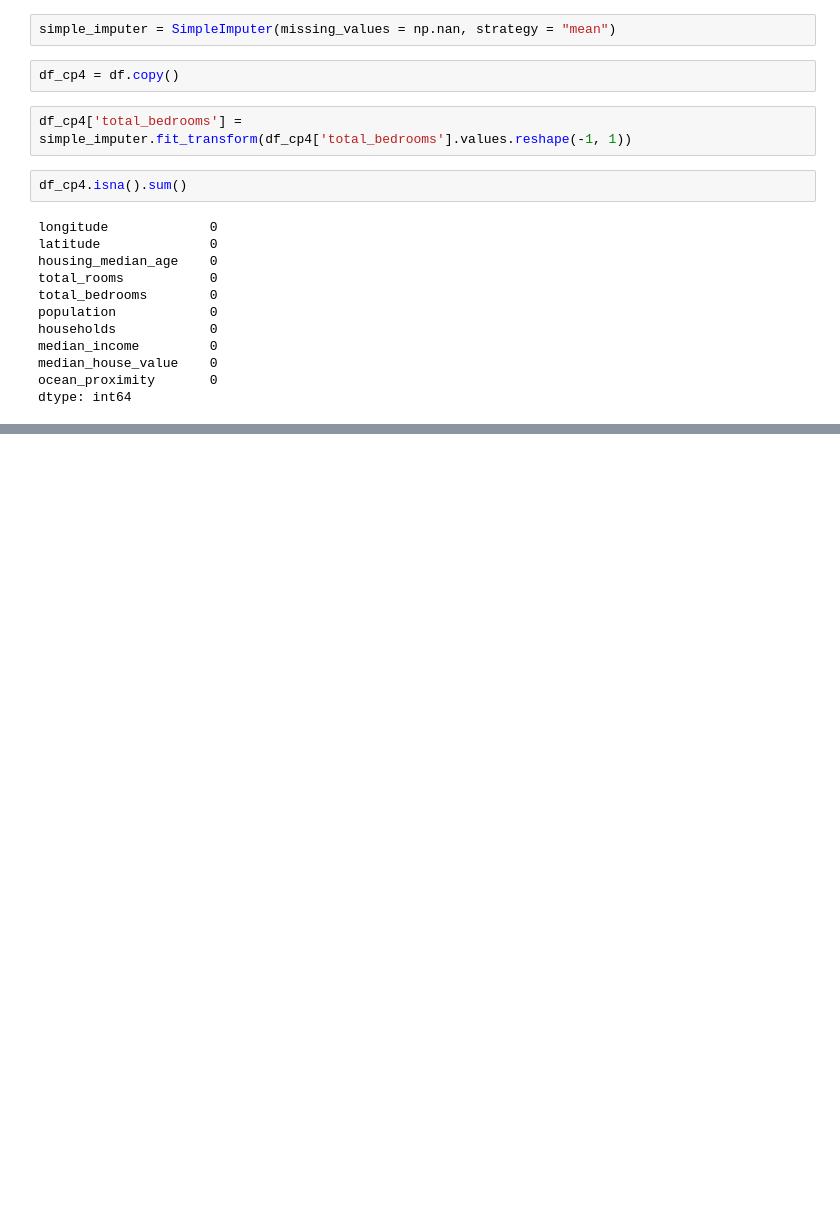
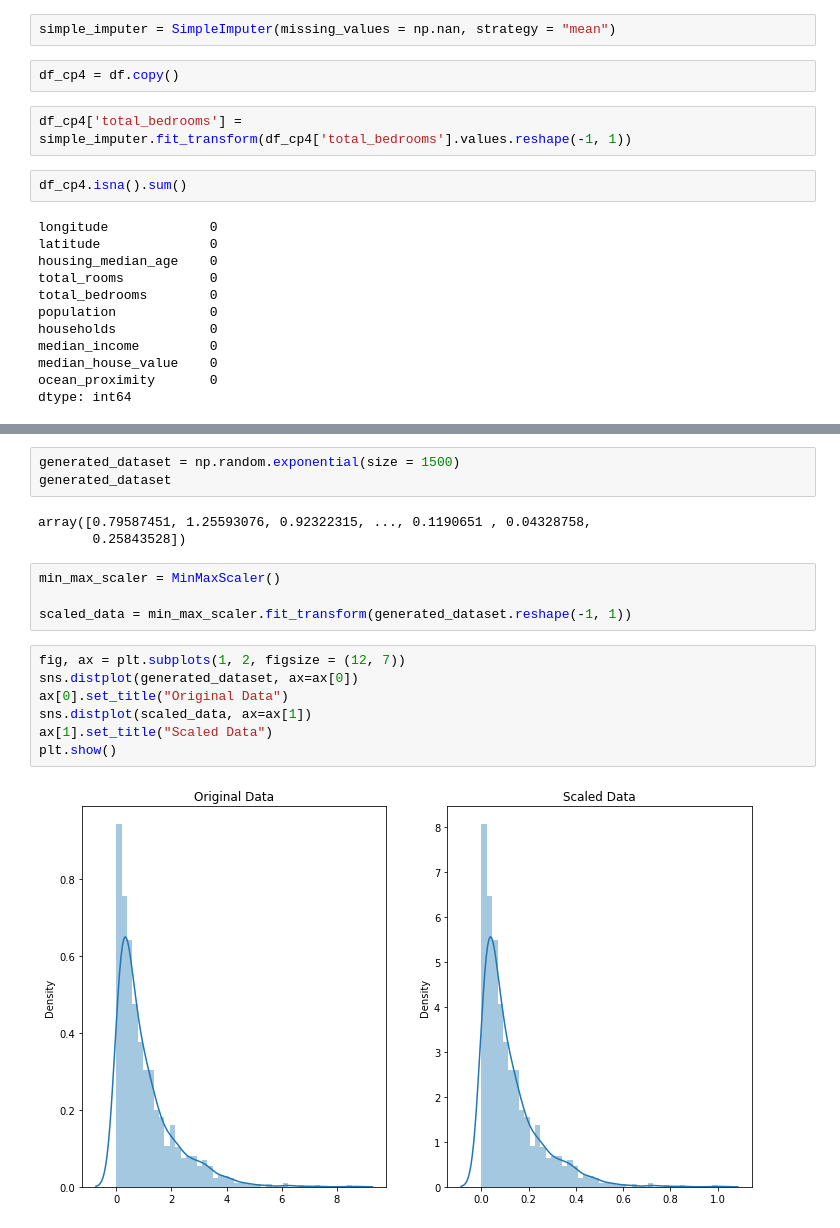
Before and after one commit to Princekrampah/DataCleaning, a Jupyter notebook: ML Class Data Cleaning.ipynb, the cells around one changed output, grey strips where cells are left out. Saved outputs shown, nothing was run; the diff lists cells and outputs as text; blank space fills up the shorter version.

```diff
--- a/ML Class Data Cleaning.ipynb
+++ b/ML Class Data Cleaning.ipynb
@@ -127,0 +203,19 @@ dtype: int64
+# %%
+generated_dataset = np.random.exponential(size = 1500)
+generated_dataset
+# %% [output]
+array([0.79587451, 1.25593076, 0.92322315, ..., 0.1190651 , 0.04328758,
+       0.25843528])
+# %%
+min_max_scaler = MinMaxScaler()
+
+scaled_data = min_max_scaler.fit_transform(generated_dataset.reshape(-1, 1))
+# %%
+fig, ax = plt.subplots(1, 2, figsize = (12, 7))
+sns.distplot(generated_dataset, ax=ax[0])
+ax[0].set_title("Original Data")
+sns.distplot(scaled_data, ax=ax[1])
+ax[1].set_title("Scaled Data")
+plt.show()
+# %% [output]
+[figure, added]
```
Also changed, not shown: parts of 47 cells of this notebook, 3 other files.
